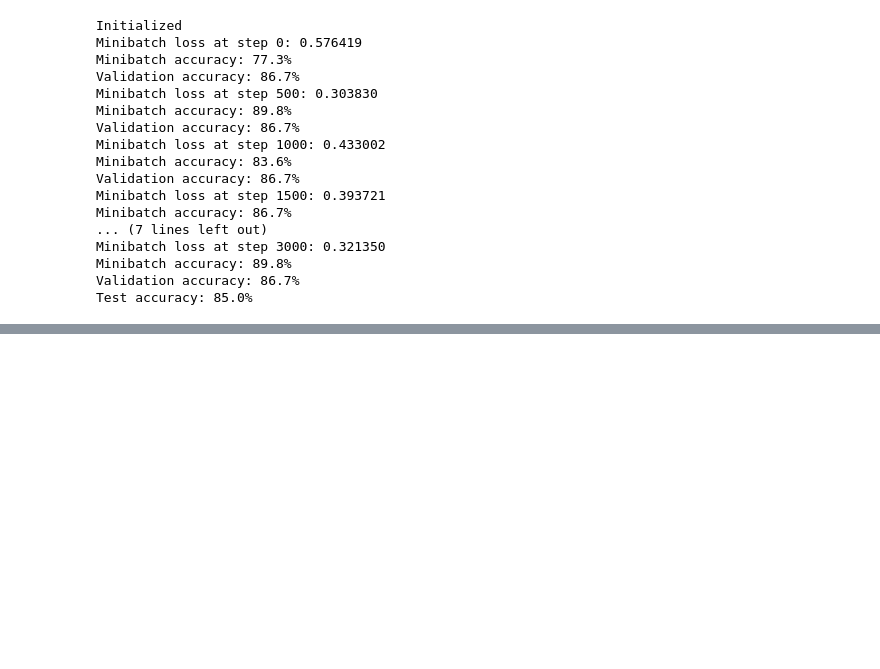
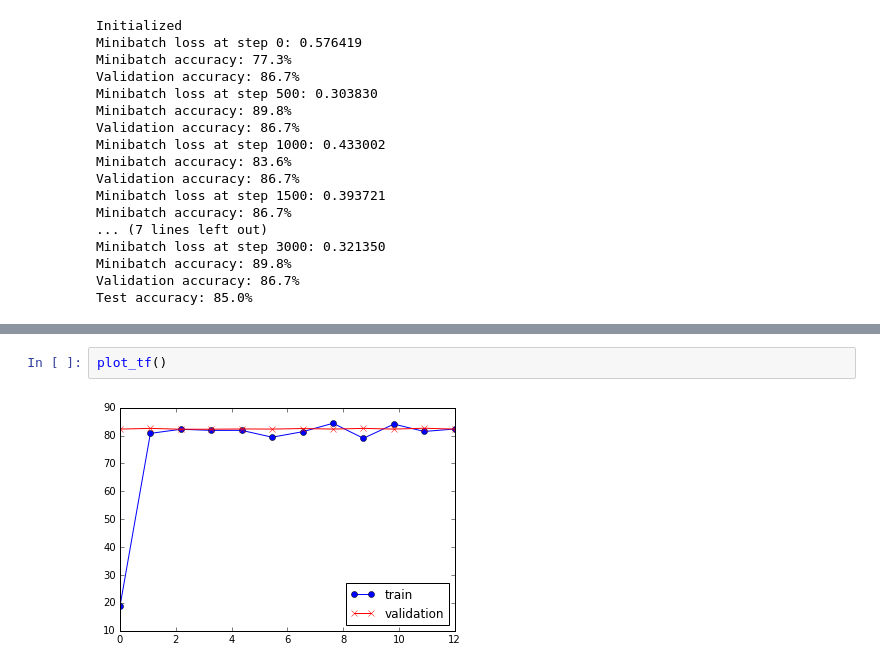
Before and after one commit to zangsir/deepLearningCode, a Jupyter notebook: deepXrenner.ipynb, the cells around one changed output, grey strips where cells are left out. Saved outputs shown, nothing was run; the diff lists cells and outputs as text; blank space fills up the shorter version.

```diff
--- a/deepXrenner.ipynb
+++ b/deepXrenner.ipynb
@@ -307,0 +451,4 @@ valid_dataset, valid_labels = randomize(valid_dataset, valid_labels)
+# %%
+plot_tf()
+# %% [output]
+[figure, added]
```
Also changed, not shown: parts of 34 cells of this notebook.
